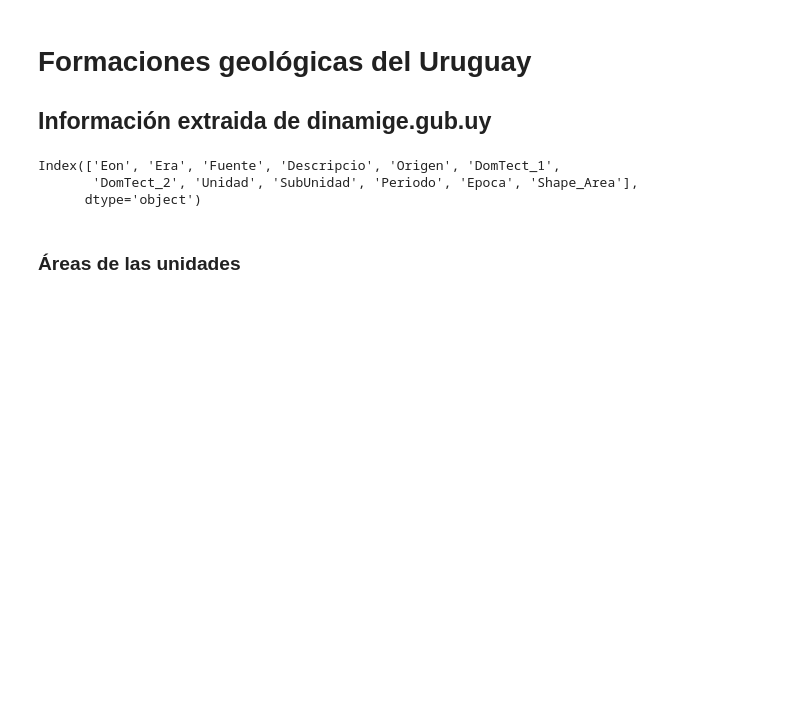
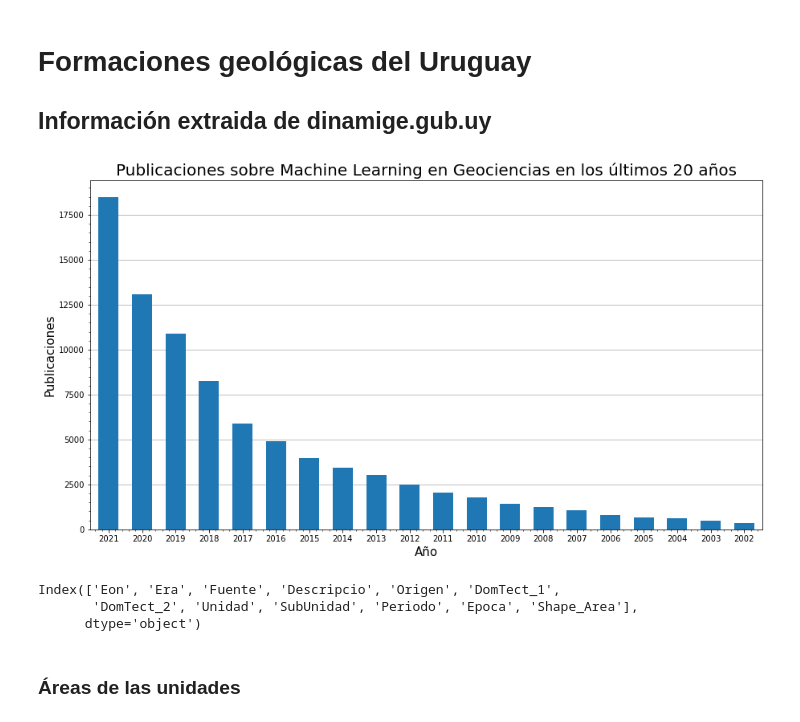
Before and after one commit to rubensdmp/GeoPython, a Jupyter notebook: GeoUy/AnalisFm.ipynb, the cells around one changed output. Saved outputs shown, nothing was run; the diff lists cells and outputs as text; code cells hidden in the pictures; blank space fills up the shorter version.

```diff
--- a/GeoUy/AnalisFm.ipynb
+++ b/GeoUy/AnalisFm.ipynb
@@ -18,6 +18,40 @@ cwd = os.getcwd()
 gdf = gpd.read_file(cwd + "\\Geologia_Uruguay_shp\\Unidades_Geologicas.shp")
 #elimino datos no necesarios
 gdf.drop(['Label', 'SubLabel', 'Codigo','Shape_Leng', 'geometry'], axis=1, inplace=True)
+# %%
+df = pd.read_excel("datos.xlsx")
+df.set_index('Año', inplace = True)
+plt.rcParams["figure.figsize"] = (15,8)
+
+plot = df.plot(kind='bar', width = 0.6,zorder=2, legend=None)
+# Turn on the grid
+
+plt.minorticks_on()
+plt.grid(axis = 'y', linestyle='solid',zorder=0)
+#plt.grid(which='major', linestyle=':', linewidth='0.2', color='green')
+#plt.grid(which='minor', linestyle=':', linewidth='0.5', color='black')
+
+plt.xticks(fontsize=10,rotation=0)
+plt.yticks(fontsize=10,rotation=0)
+plt.title("Publicaciones sobre Machine Learning en Geociencias en los últimos 20 años",fontsize=20,fontweight=300)
+plt.xlabel("Año",fontsize=15,rotation=0)
+
+rects = plot.patches
+labels = [f"label{i}" for i in range(len(rects))]
+
+
+#FUNCIÓN PARA AGREGAR ETIQUETAS DE DATOS
+#add_value_labels(plot)
+
+plt.ylabel("Publicaciones",fontsize=15,rotation=90)
+#plt.grid()
+#plt.legend(['Áreas'],loc = "upper right",bbox_to_anchor=(1.0, 1.0), shadow=True,fontsize=20)
+
+#plt.bar(dic.keys(), dic.values([0][0]))
+plt.savefig("Publicacinoes.jpg")
+plt.show()
+# %% [output]
+[figure, added]
 # %%
 gdf.columns
 # %% [output]
```
Also changed, not shown: 2 other files.
